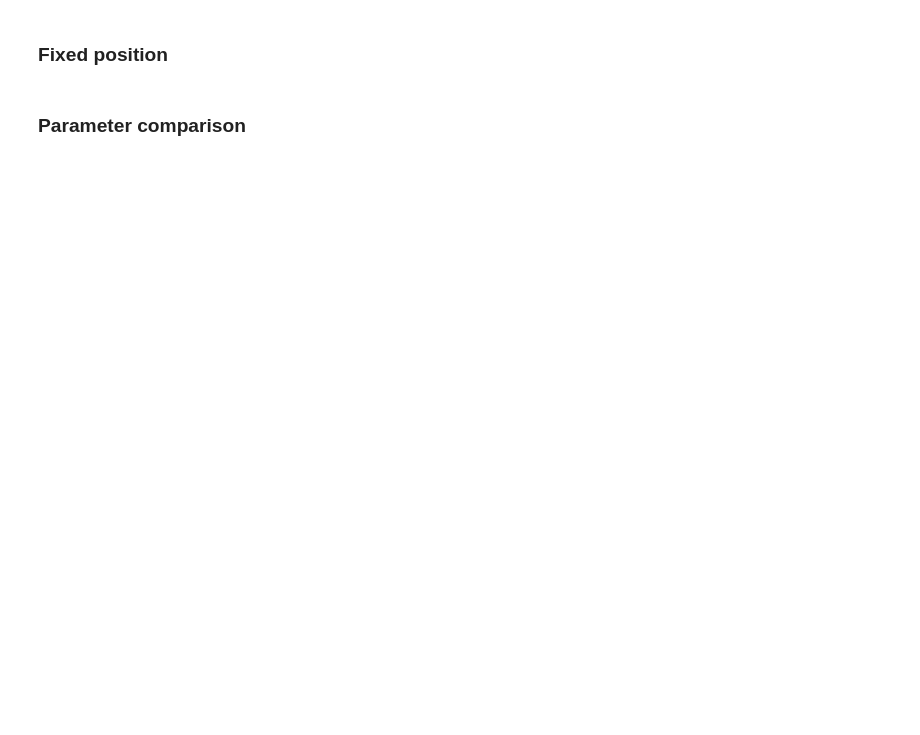
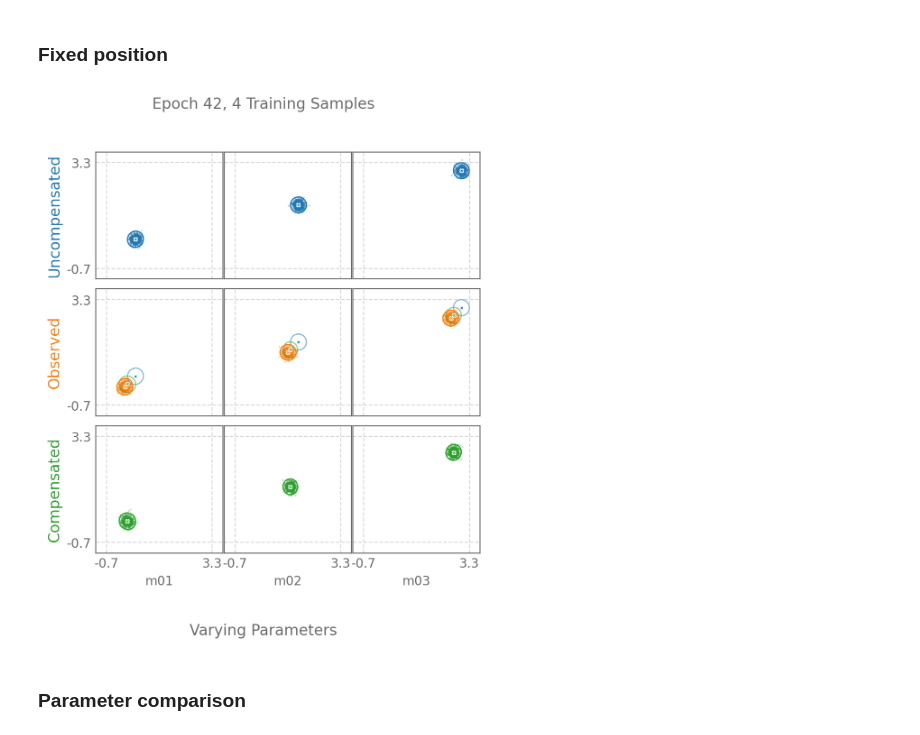
Before and after one commit to hzbian/metrix_hackathon, a Jupyter notebook: testing/test_plots.ipynb, the cells around one changed output. Cells and saved outputs as stored; diff of their text form; code cells hidden in the pictures; blank space fills up the shorter version.

Commit message:
Add test for x labels

```diff
--- a/testing/test_plots.ipynb
+++ b/testing/test_plots.ipynb
@@ -27,10 +29,12 @@ Plot.plot_data([torch.randn(3, 1000, 2) for i in range(3)])
 # %%
 lims_x = (-2.0, 2.0)
 lims_y = (-2.0, 2.0)
 lims_x, lims_y = Plot.switch_lims_if_out_of_lim(target, lims_x=lims_x, lims_y=lims_y)
 Plot.fixed_position_plot(
-    compensated, target, without_compensation, lims_x, lims_y, epoch=42, training_samples_count=4
+    compensated, target, without_compensation, lims_x, lims_y, epoch=42, training_samples_count=4, x_label=["m01", "m02", "m03"]
 )
+# %% [output]
+[figure, added]
 # %%
 Plot.fixed_position_plot(
     compensated[:1], target[:1], without_compensation[:1], (-2.0, 2.0), (-2.0, 2.0), epoch=12, training_samples_count=12
```
Also changed, not shown: parts of 1 cell of this notebook.
